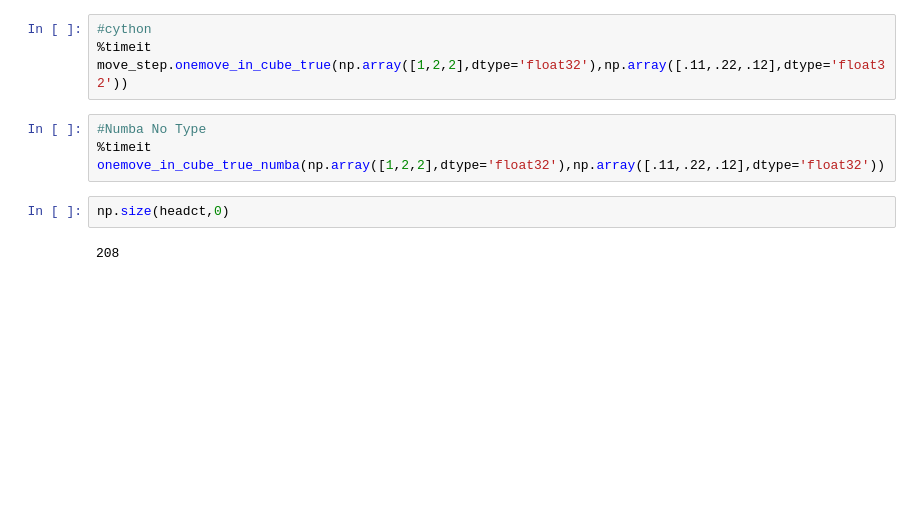
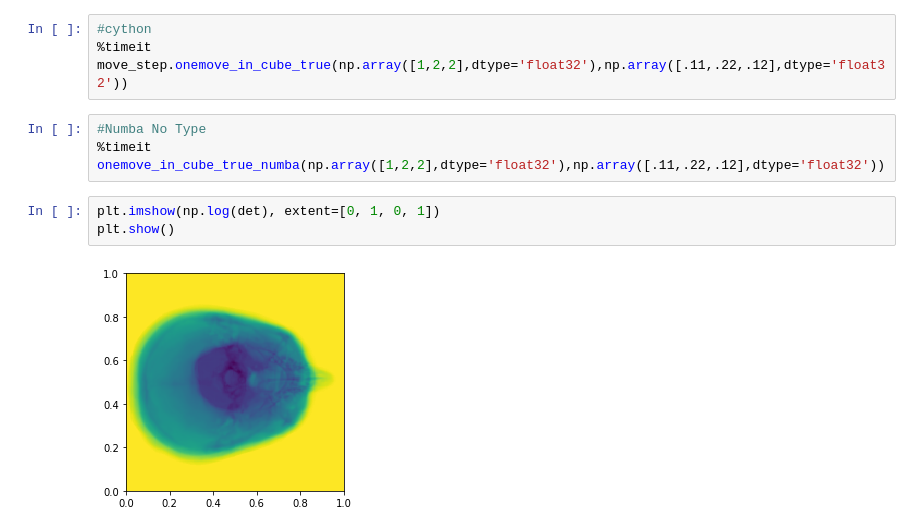
Before and after one commit to anthonytec2/xrayscanner, a Jupyter notebook: bionb.ipynb, the cells around one changed output. Drawn from its saved outputs; the diff is of its cells as text; blank space fills up the shorter version.

```diff
--- a/bionb.ipynb
+++ b/bionb.ipynb
@@ -79,7 +77,8 @@ True
 # %%
 #Numba No Type
 %timeit onemove_in_cube_true_numba(np.array([1,2,2],dtype='float32'),np.array([.11,.22,.12],dtype='float32'))
-# %%
-np.size(headct,0)
-# %% [output]
-208
+# %%
+plt.imshow(np.log(det), extent=[0, 1, 0, 1])
+plt.show()
+# %% [output]
+[figure, added]
```
Also changed, not shown: parts of 10 cells of this notebook, 1 other file.
